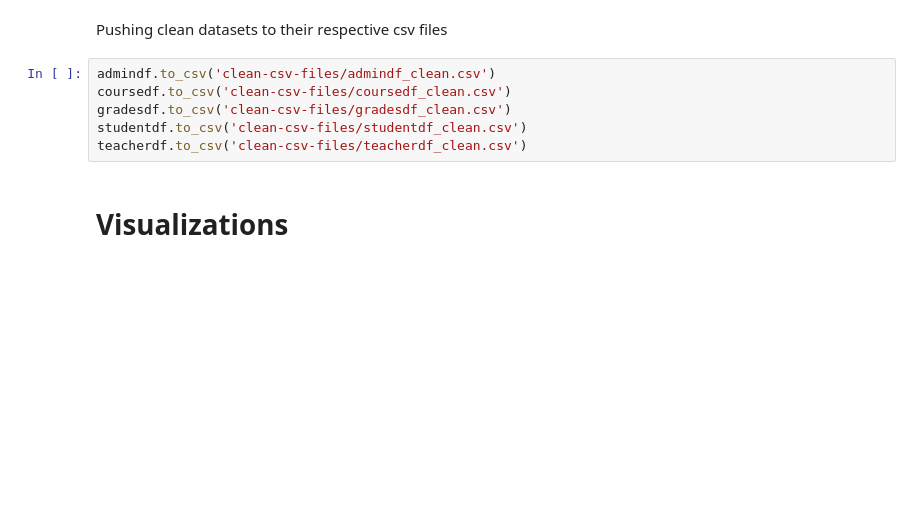
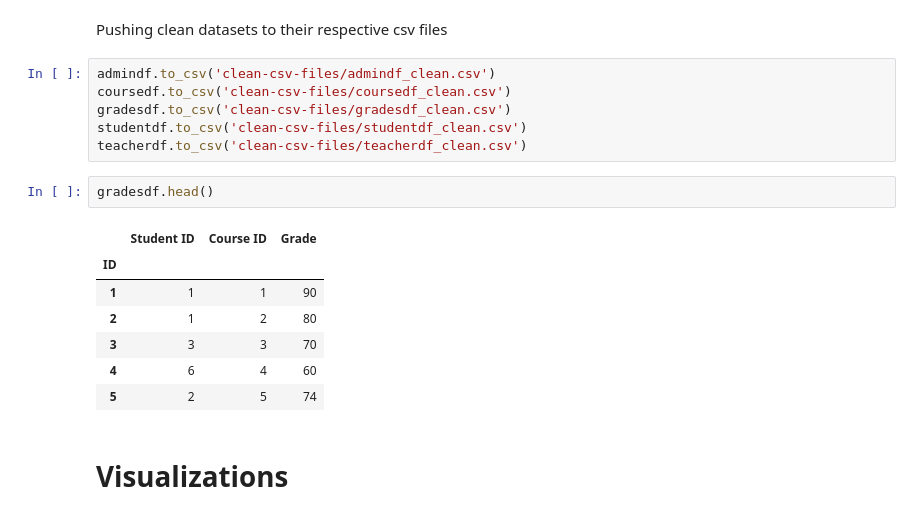
Before and after one commit to newdevon/Data-Pipeline, a Jupyter notebook: data-cleaning.ipynb, the cells around one changed output. Drawn from its saved outputs; the diff is of its cells as text; blank space fills up the shorter version.

```diff
--- a/data-cleaning.ipynb
+++ b/data-cleaning.ipynb
@@ -249,5 +66,15 @@ coursedf.to_csv('clean-csv-files/coursedf_clean.csv')
 gradesdf.to_csv('clean-csv-files/gradesdf_clean.csv')
 studentdf.to_csv('clean-csv-files/studentdf_clean.csv')
 teacherdf.to_csv('clean-csv-files/teacherdf_clean.csv')
+# %%
+gradesdf.head()
+# %% [output]
+|  | Student ID | Course ID | Grade |
+| ID |  |  |  |
+| 1 | 1 | 1 | 90 |
+| 2 | 1 | 2 | 80 |
+| 3 | 3 | 3 | 70 |
+| 4 | 6 | 4 | 60 |
+| 5 | 2 | 5 | 74 |
 # %% [markdown]
 # Visualizations
```
Also changed, not shown: parts of 15 cells of this notebook, 2 other files.
